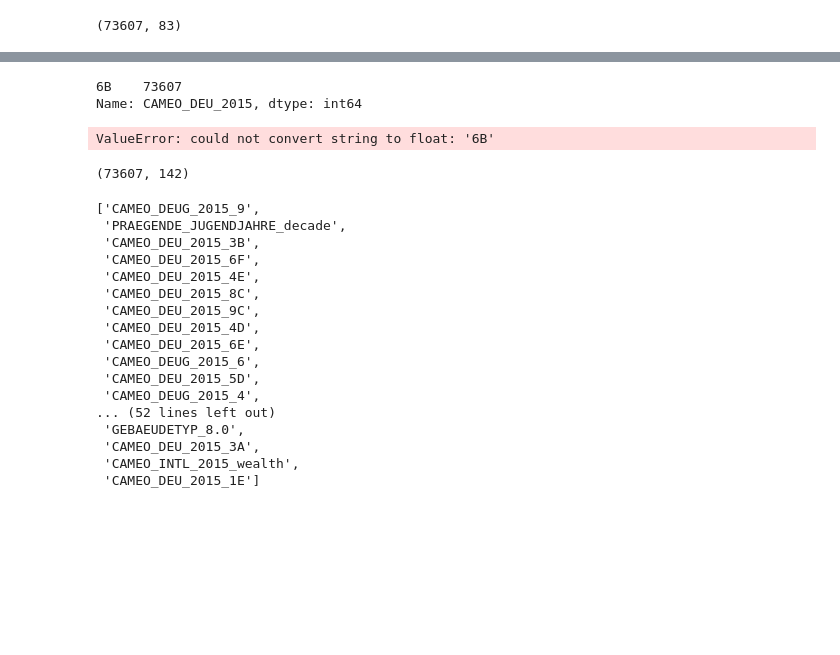
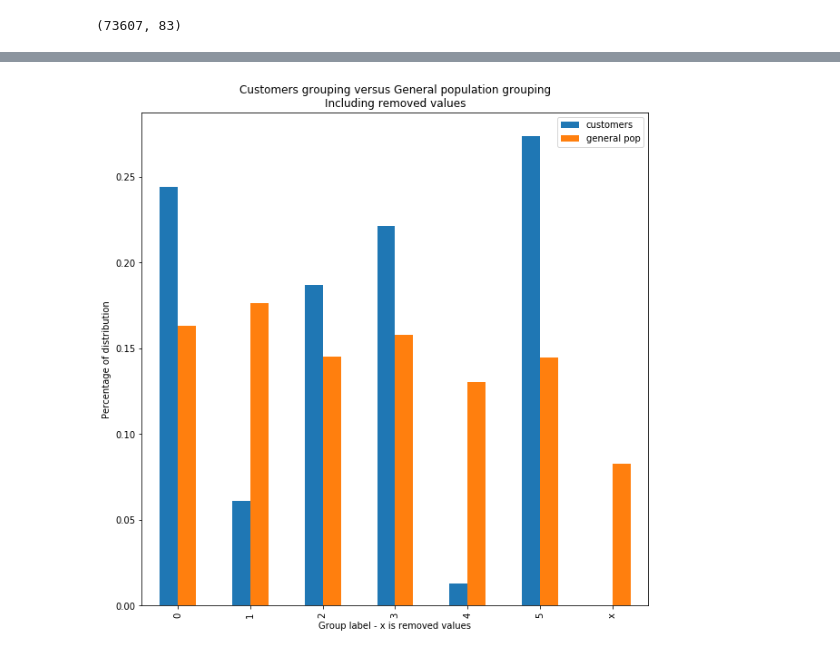
Before and after one commit to jfreds91/DSND_t1_p1_identify_customer_segments, a Jupyter notebook: Identify_Customer_Segments.ipynb, the cells around one changed output, grey strips where cells are left out. Cells and saved outputs as stored; diff of their text form; code cells hidden in the pictures; blank space fills up the shorter version.

```diff
--- a/Identify_Customer_Segments.ipynb
+++ b/Identify_Customer_Segments.ipynb
@@ -1560,45 +1396,18 @@ df_cat_test
-# %%
-df_above_thresh_clean['CAMEO_DEU_2015'].value_counts()
-# %% [output]
-6B    73607
-Name: CAMEO_DEU_2015, dtype: int64
-# %%
-# apply feature scaling
-df_above_thresh_scaled = df_above_thresh_clean.copy()
-df_above_thresh_scaled[df_above_thresh_scaled.columns] = scaler.fit_transform(df_above_thresh_scaled[df_above_thresh_scaled.columns])
-df_above_thresh_scaled.head()
-
-# This step added to add one-hot-encodings which may not have existed in the new dataset
-missing_encodings = list(set(df_no_mixed.columns) - set(df_above_thresh_scaled.columns))
-for col in missing_encodings:
-    df_above_thresh_scaled[col] = 0
-    print('added: ' + str(col))
-# %% [output]
-ValueError: could not convert string to float: '6B'
-# %%
-df_encode_test.shape
-# %% [output]
-(73607, 142)
-# %%
-list(set(df_no_mixed.columns) - set(df_encode_test.columns))
-# %% [output]
-['CAMEO_DEUG_2015_9',
- 'PRAEGENDE_JUGENDJAHRE_decade',
- 'CAMEO_DEU_2015_3B',
- 'CAMEO_DEU_2015_6F',
- 'CAMEO_DEU_2015_4E',
- 'CAMEO_DEU_2015_8C',
- 'CAMEO_DEU_2015_9C',
- 'CAMEO_DEU_2015_4D',
- 'CAMEO_DEU_2015_6E',
- 'CAMEO_DEUG_2015_6',
- 'CAMEO_DEU_2015_5D',
- 'CAMEO_DEUG_2015_4',
-... (52 lines left out)
- 'GEBAEUDETYP_8.0',
- 'CAMEO_DEU_2015_3A',
- 'CAMEO_INTL_2015_wealth',
- 'CAMEO_DEU_2015_1E']
+# %%
+# create series for distributions of customers and general population, including previously removed values this time
+gen_label_series_x = (gen_pop_labels['labels'].value_counts()/(len(gen_pop_labels)+len(df_above_thresh))).rename('general pop')
+
+# join into one dataframe
+labels_df_x = pd.concat([cust_label_series, gen_label_series_x], axis = 1)
+missing_pop_frac = len(df_above_thresh)/(len(gen_pop_labels)+len(df_above_thresh))
+labels_df_x = labels_df_x.append(pd.DataFrame([[0, missing_pop_frac]], columns=labels_df_x.columns, index=['x']))
+
+labels_df_x.plot(kind = 'bar', figsize = (10,10))
+plt.title('Customers grouping versus General population grouping\nIncluding removed values');
+plt.ylabel('Percentage of distribution');
+plt.xlabel('Group label - x is removed values');
+# %% [output]
+[figure, added]
 # %% [markdown]
 ### Discussion 3.3: Compare Customer Data to Demographics Data
 
```
Also changed, not shown: parts of 24 cells of this notebook, 1 other file.
